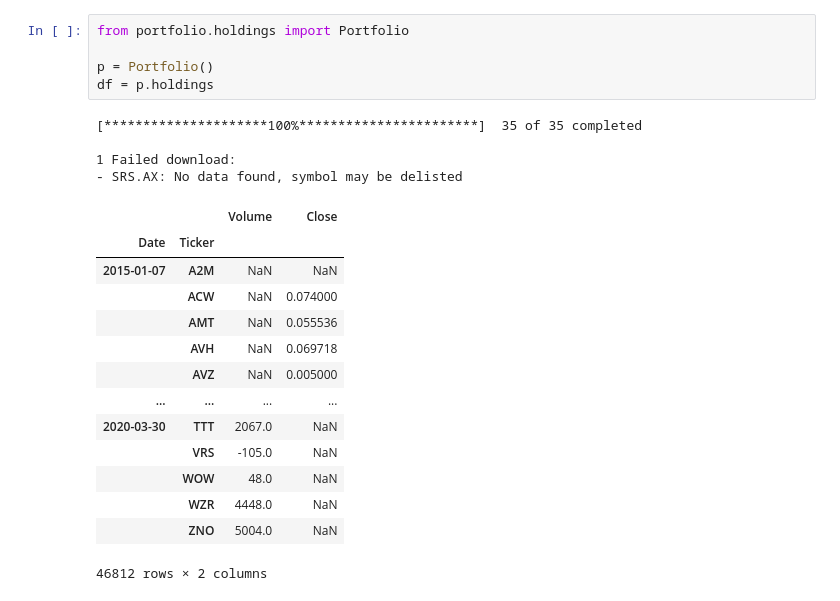
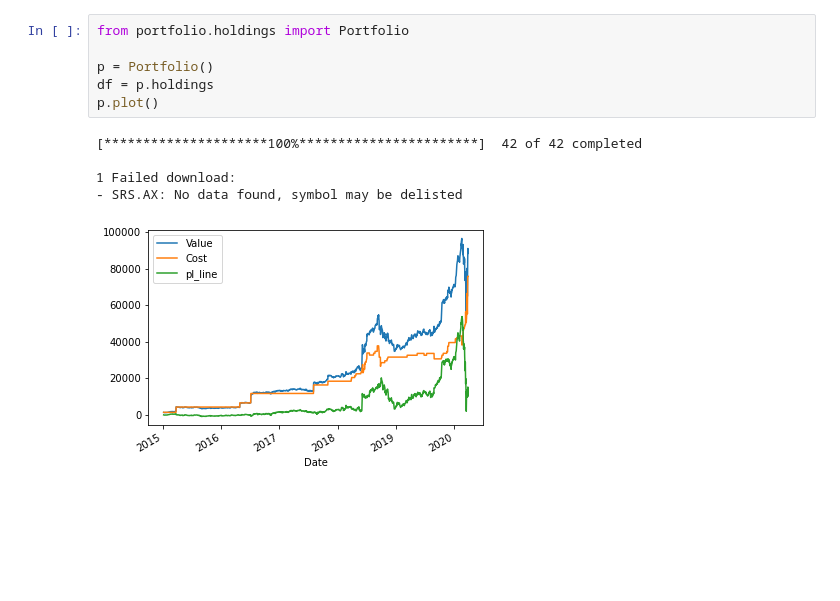
Before and after one commit to bobbayj/jinfund, a Jupyter notebook: jinfund/testing.ipynb, the cells around one changed output. Cells and saved outputs as stored; diff of their text form; blank space fills up the shorter version.

Commit message:
create plots of portfolio value and cost

```diff
--- a/jinfund/testing.ipynb
+++ b/jinfund/testing.ipynb
@@ -1,24 +1,12 @@
 # %%
 from portfolio.holdings import Portfolio
 
 p = Portfolio()
 df = p.holdings
+p.plot()
 # %% [output]
-[*********************100%***********************]  35 of 35 completed
+[*********************100%***********************]  42 of 42 completed
 
 1 Failed download:
 - SRS.AX: No data found, symbol may be delisted
-|  |  | Volume | Close |
-| Date | Ticker |  |  |
-| 2015-01-07 | A2M | NaN | NaN |
-|  | ACW | NaN | 0.074000 |
-|  | AMT | NaN | 0.055536 |
-|  | AVH | NaN | 0.069718 |
-|  | AVZ | NaN | 0.005000 |
-| ... | ... | ... | ... |
-| 2020-03-30 | TTT | 2067.0 | NaN |
-|  | VRS | -105.0 | NaN |
-|  | WOW | 48.0 | NaN |
-|  | WZR | 4448.0 | NaN |
-|  | ZNO | 5004.0 | NaN |
-46812 rows × 2 columns
+[figure, added]
```
Also changed, not shown: parts of 4 cells of this notebook, 2 other files.
